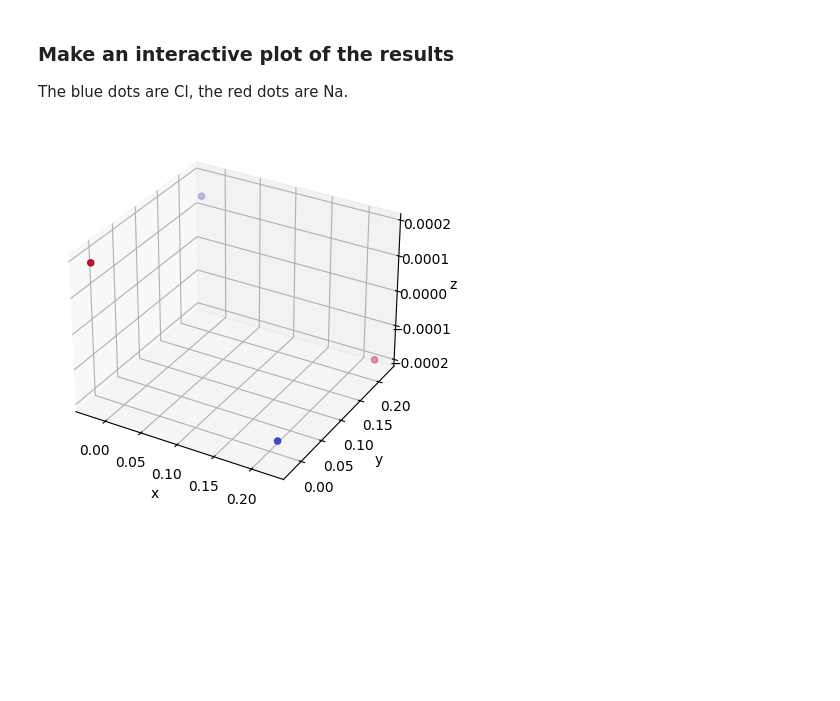
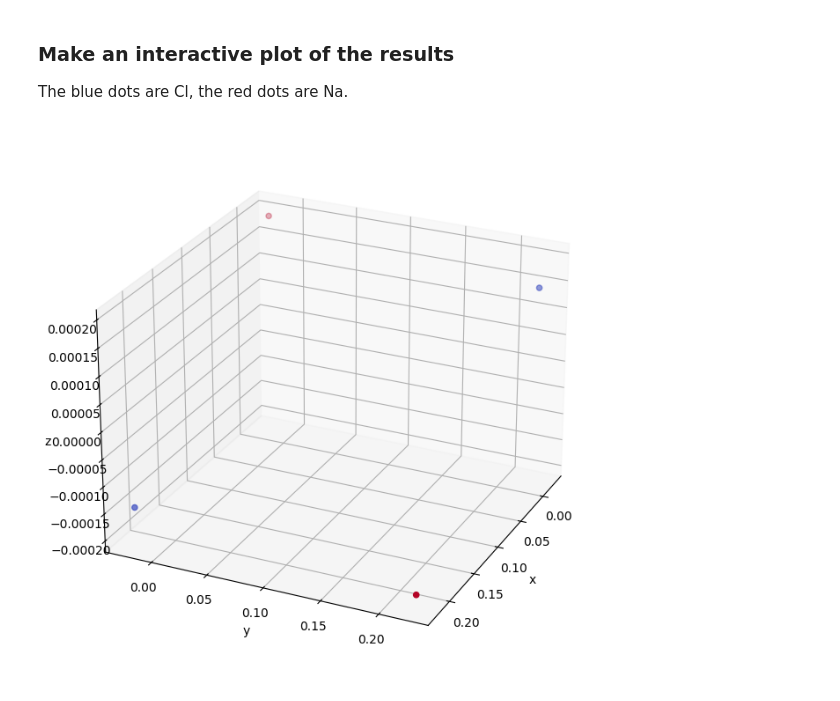
Before and after one commit to ubsuny/23-Homework7G4, a Jupyter notebook: nacl.ipynb, the cells around one changed output. Saved outputs shown, nothing was run; the diff lists cells and outputs as text; code cells hidden in the pictures; blank space fills up the shorter version.

Commit message:
manage plot.

```diff
--- a/nacl.ipynb
+++ b/nacl.ipynb
@@ -160,15 +160,16 @@ The blue dots are Cl, the red dots are Na.
 # %%
 #%matplotlib notebook
 
-fig = plt.figure()
+fig = plt.figure(figsize=(8, 8))
 ax = fig.add_subplot(111, projection='3d')
 
 charges = cluster.charges
 x,y,z = cluster.positions[:, 0], cluster.positions[:, 1], cluster.positions[:, 2]
 ax.scatter( x,y,z, c=charges, cmap='coolwarm' )
 ax.set_xlabel('x')
 ax.set_ylabel('y')
 ax.set_zlabel('z')
+ax.view_init(elev=25, azim=25)
 plt.show()
 # %% [output]
-[figure, old version]
+[figure, new version]
```
